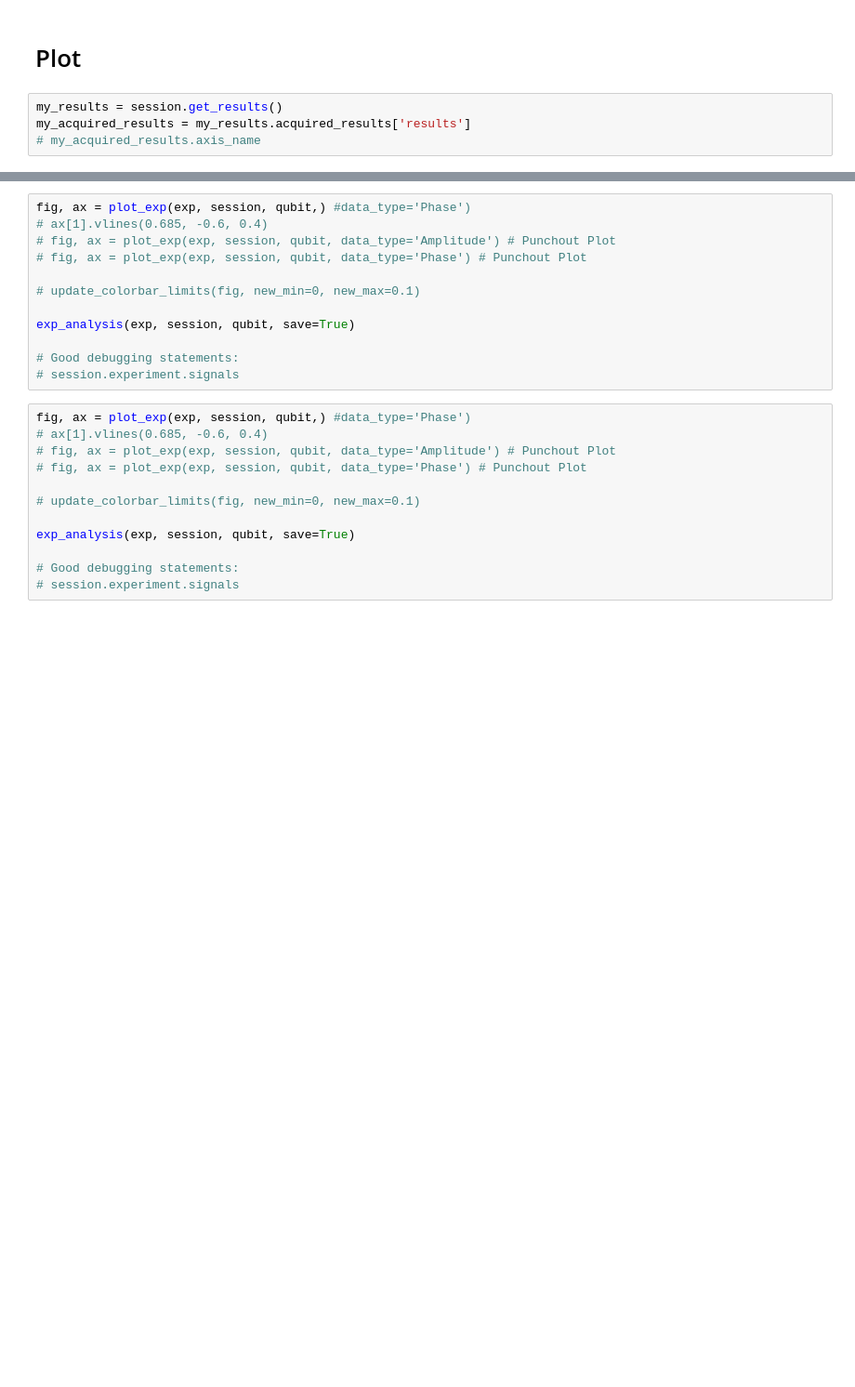
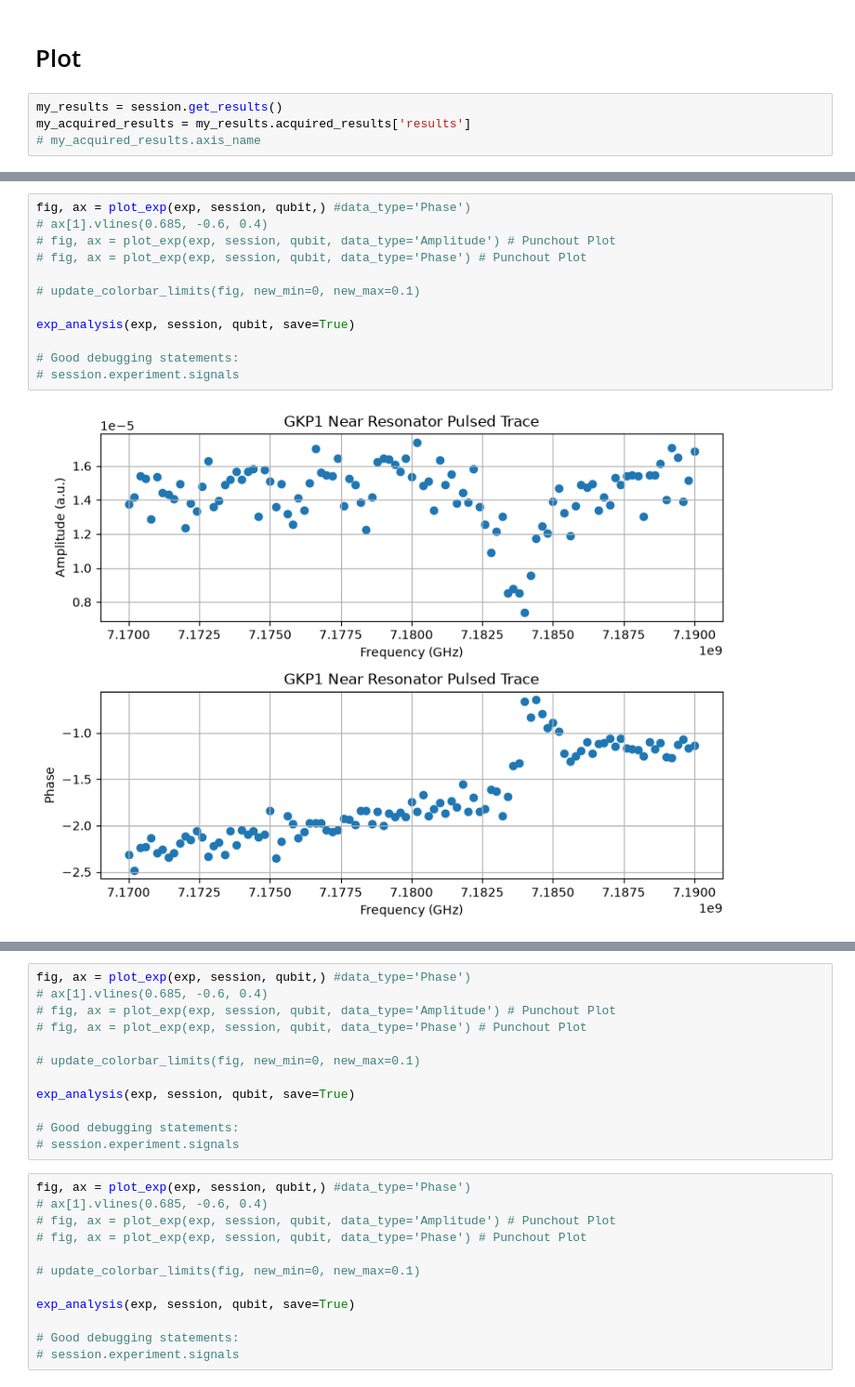
Before and after one commit to SciGeek2000/ZIScripts, a Jupyter notebook: LabOneQ/new_main.ipynb, the cells around one changed output, grey strips where cells are left out. Shown at 93% size. Cells and saved outputs as stored; diff of their text form; blank space fills up the shorter version.

```diff
--- a/LabOneQ/new_main.ipynb
+++ b/LabOneQ/new_main.ipynb
@@ -575,0 +578,14 @@ exp_analysis(exp, session, qubit, save=True)
+# %%
+fig, ax = plot_exp(exp, session, qubit,) #data_type='Phase')
+# ax[1].vlines(0.685, -0.6, 0.4)
+# fig, ax = plot_exp(exp, session, qubit, data_type='Amplitude') # Punchout Plot
+# fig, ax = plot_exp(exp, session, qubit, data_type='Phase') # Punchout Plot
+
+# update_colorbar_limits(fig, new_min=0, new_max=0.1)
+
+exp_analysis(exp, session, qubit, save=True)
+
+# Good debugging statements:
+# session.experiment.signals
+# %% [output]
+[figure, added]
```
Also changed, not shown: parts of 12 cells of this notebook, 5 other files.
